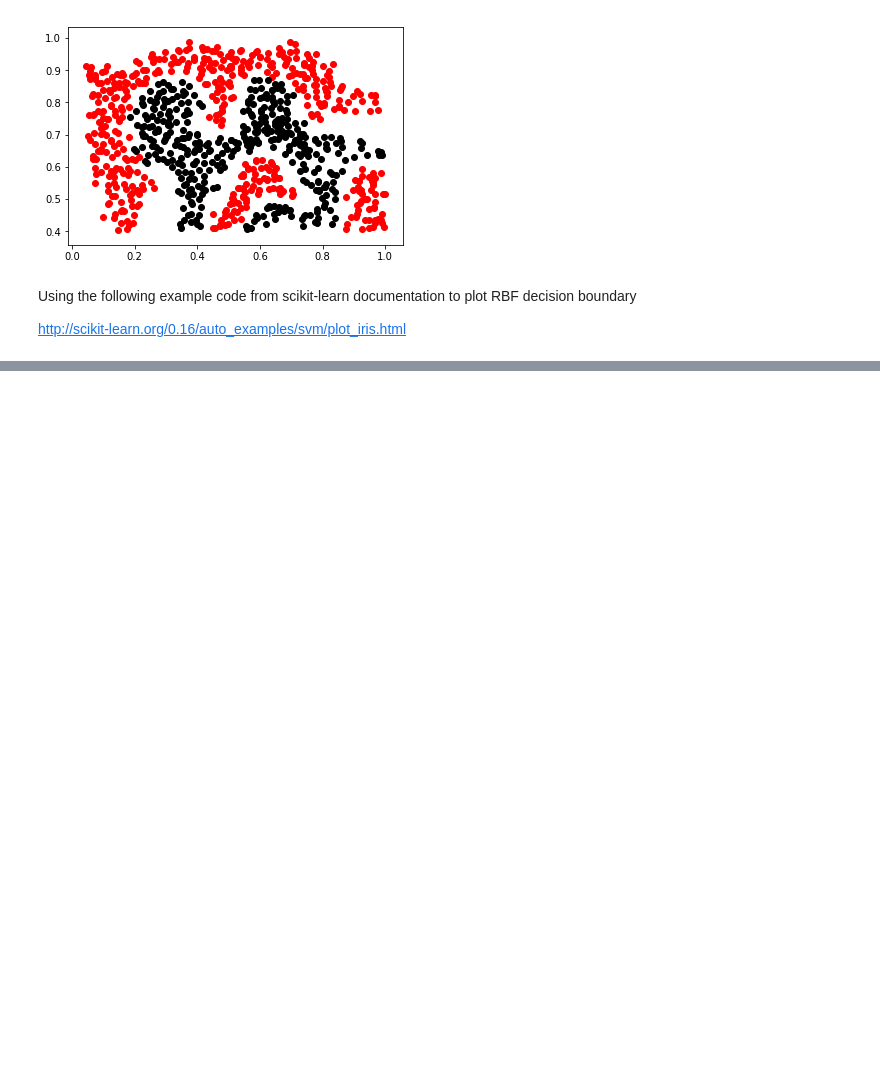
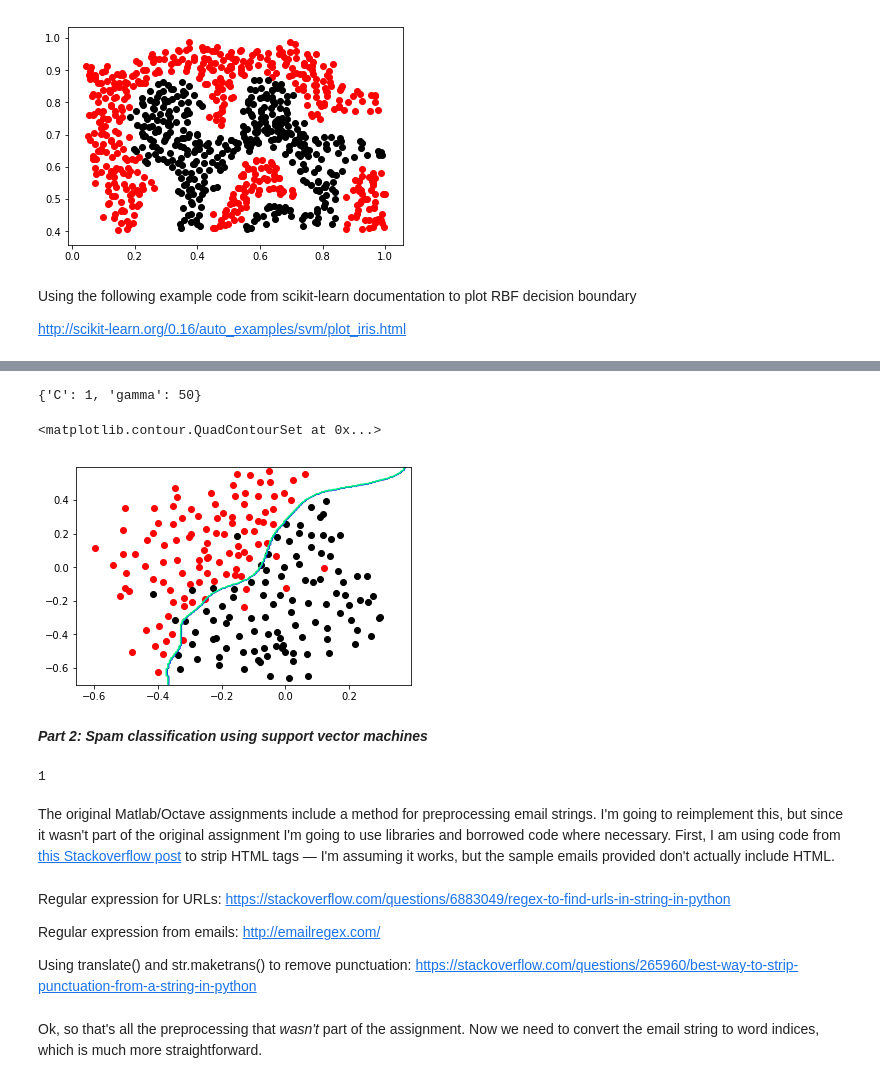
Before and after one commit to davidjbauer/andrew-ng-ML, a Jupyter notebook: ex6.ipynb, the cells around one changed output, grey strips where cells are left out. Cells and saved outputs as stored; diff of their text form; code cells hidden in the pictures; blank space fills up the shorter version.

Commit message:
Finished exercise 6 spam classification, including some functions to process emails to feature vectors, and fitting supplied data with SVC

```diff
--- a/ex6.ipynb
+++ b/ex6.ipynb
@@ -98,0 +105,9 @@ plt.contour(xx, yy, z, cmap='winter', linewidths=1.5)
+# %%
+X3 = np.append(X3train, X3val, axis=0)
+y3 = np.append(y3train, y3val)
+folds = np.append(-np.ones(X3train.shape[0]), np.zeros(X3val.shape[0]))
+# %%
+param_grid = [{'C': [0.1, 1, 10, 100], 'gamma': [1, 10, 50, 100]}]
+grid_svc = GridSearchCV(SVC(), param_grid, n_jobs=2, cv=PredefinedSplit(folds))
+# %%
+grid_svc.fit(X3, y3)
@@ -98,0 +125,27 @@ plt.contour(xx, yy, z, cmap='winter', linewidths=1.5)
+# %%
+grid_svc.best_params_
+# %% [output]
+{'C': 1, 'gamma': 50}
+# %%
+xx, yy = np.meshgrid(np.arange(-0.6, 0.4, 0.005), np.arange(-0.7, 0.6, 0.005))
+z = grid_svc.predict(np.c_[xx.ravel(), yy.ravel()])
+z = z.reshape(xx.shape)
+# %%
+X3train = pd.DataFrame(X3train)
+y3train = pd.DataFrame(y3train)
+plt.scatter(X3train[y3train[0] == 1][0], X3train[y3train[0] == 1][1], color='red')
+plt.scatter(X3train[y3train[0] == 0][0], X3train[y3train[0] == 0][1], color='black')
+plt.contour(xx, yy, z, cmap='winter', linewidths=1.0)
+# %% [output]
+<matplotlib.contour.QuadContourSet at 0x...>
+[figure, added]
+# %% [markdown]
+___Part 2: Spam classification using support vector machines___
+# %%
+vocab_list = pd.read_csv("vocab.txt", sep='\t', header=None, index_col= 0)
+vocab_list.head()
+vocab_list.index[vocab_list[1]=='aa'][0]
+# %% [output]
+1
+# %% [markdown]
+The original Matlab/Octave assignments include a method for preprocessing email strings. I'm going to reimplement this, but since it wasn't part of the original assignment I'm going to use libraries and borrowed code where necessary. First, I am using code from [this Stackoverflow post](https://stackoverflow.com/questions/753052/strip-html-from-strings-in-python) to strip HTML tags — I'm assuming it works, but the sample emails provided don't actually include HTML.
@@ -98,0 +178,6 @@ plt.contour(xx, yy, z, cmap='winter', linewidths=1.5)
+# %% [markdown]
+Regular expression for URLs: https://stackoverflow.com/questions/6883049/regex-to-find-urls-in-string-in-python
+
+Regular expression from emails: http://emailregex.com/
+
+Using translate() and str.maketrans() to remove punctuation: https://stackoverflow.com/questions/265960/best-way-to-strip-punctuation-from-a-string-in-python
@@ -98,0 +209,2 @@ plt.contour(xx, yy, z, cmap='winter', linewidths=1.5)
+# %% [markdown]
+Ok, so that's all the preprocessing that *wasn't* part of the assignment. Now we need to convert the email string to word indices, which is much more straightforward.
```
Also changed, not shown: parts of 27 cells of this notebook.
